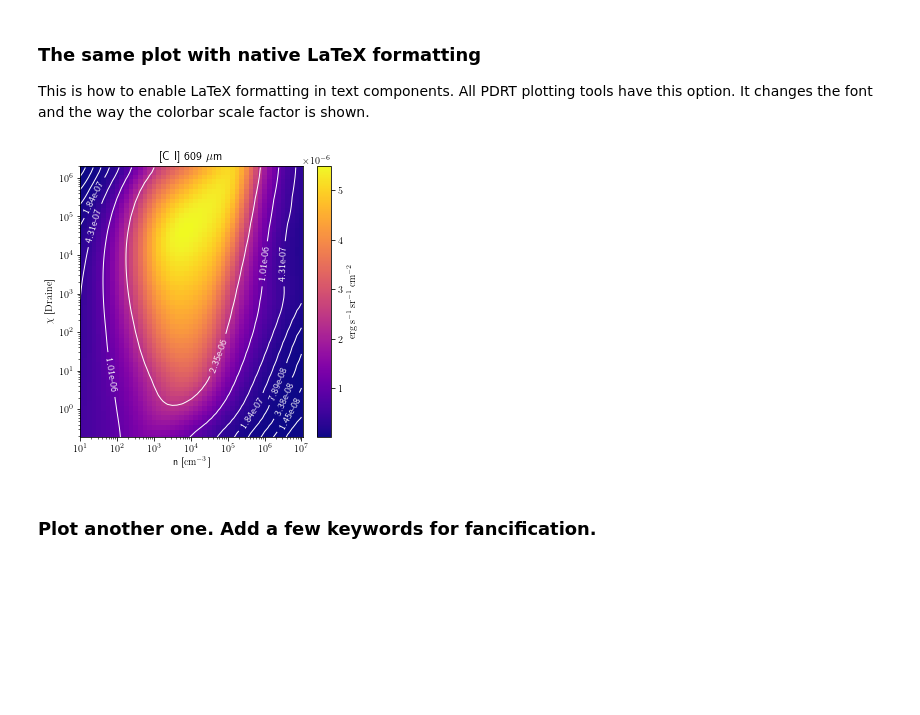
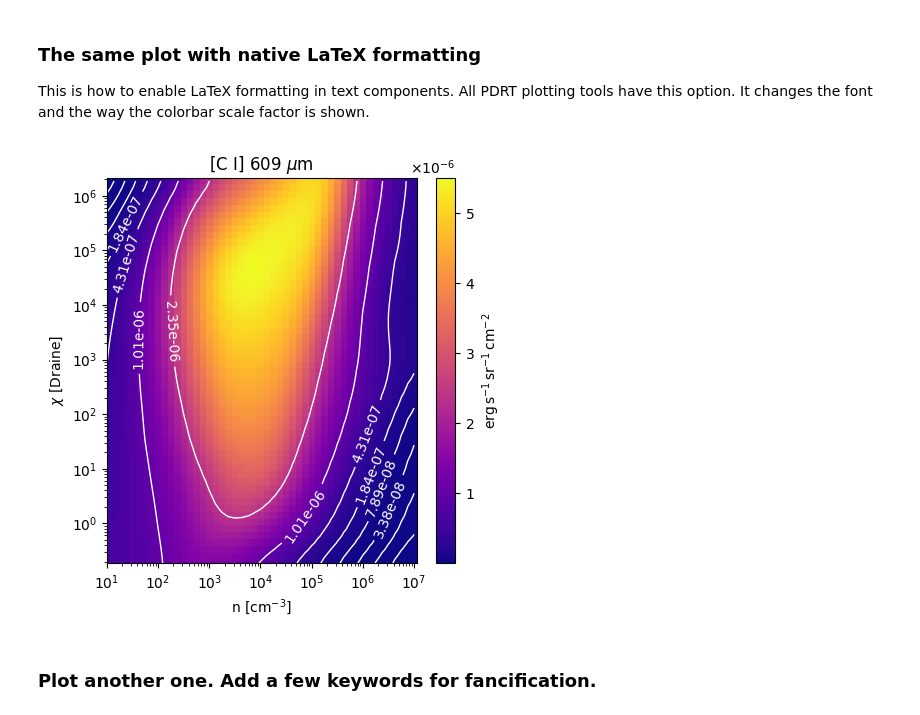
Before and after one commit to mpound/pdrtpy-nb, a Jupyter notebook: notebooks/PDRT_Example_Model_Plotting.ipynb, the cells around one changed output. Cells and saved outputs as stored; diff of their text form; code cells hidden in the pictures; blank space fills up the shorter version.

```diff
--- a/notebooks/PDRT_Example_Model_Plotting.ipynb
+++ b/notebooks/PDRT_Example_Model_Plotting.ipynb
@@ -75,10 +75,10 @@ mp.plot("CI_609",legend=False,contours=True,label=True)
 ### The same plot with native LaTeX formatting
 This is how to enable LaTeX formatting in text components.  All PDRT plotting tools have this option.  It changes the font and the way the colorbar scale factor is shown.
 # %%
-mp.usetex(True)
+mp.usetex(False)
 mp.plot("CI_609",legend=False,contours=True,label=True,yaxis_unit="Draine")
 # %% [output]
-[figure, old version]
+[figure, new version]
 # %% [markdown]
 ### Plot another one.  Add a few keywords for fancification.
 # %%
```
Also changed, not shown: parts of 21 cells of this notebook, 7 other files.
